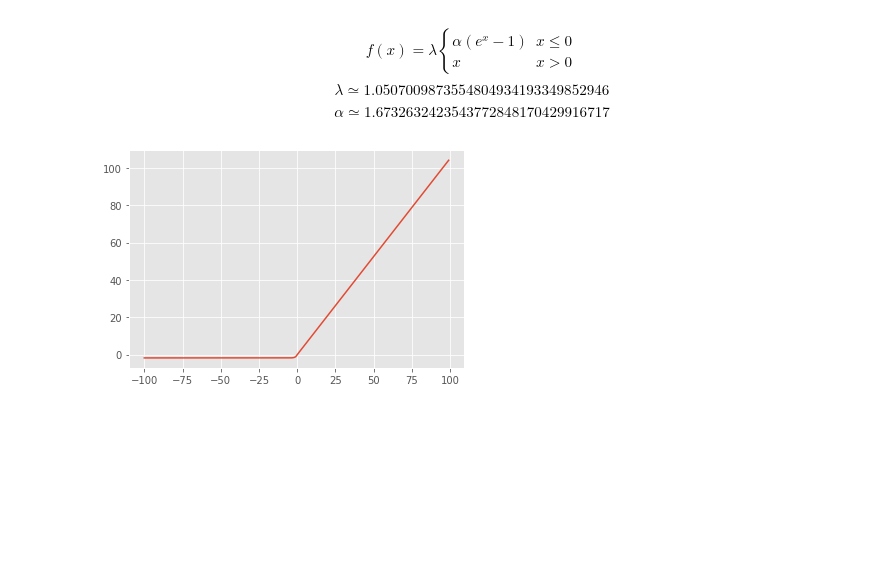
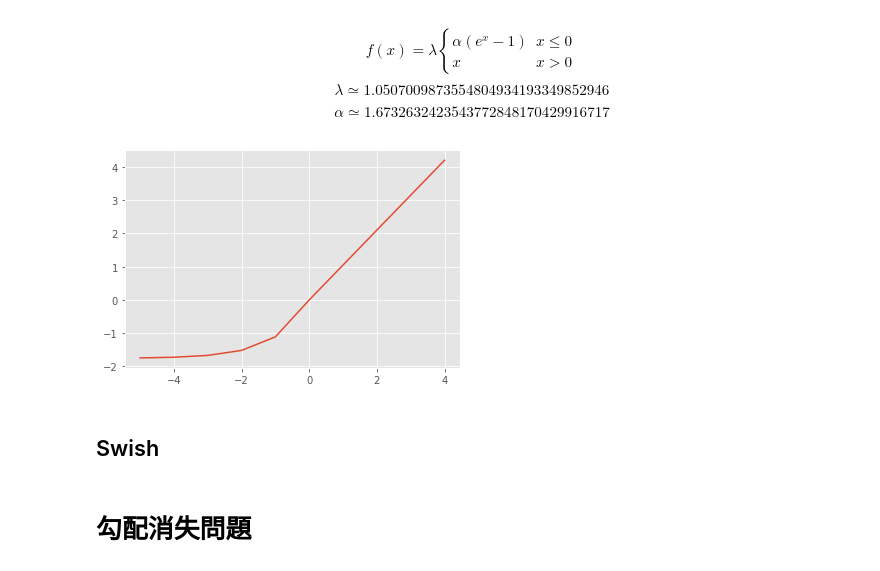
Before and after one commit to Strix9289/Introduction-of-Deep-Learning, a Jupyter notebook: Activation.ipynb, the cells around one changed output. Drawn from its saved outputs; the diff is of its cells as text; code cells hidden in the pictures; blank space fills up the shorter version.

```diff
--- a/Activation.ipynb
+++ b/Activation.ipynb
@@ -191,0 +230,8 @@ df
+# %%
+x = np.arange(-10,10,0.01)
+
+plt.plot(x, Leaky_ReLU(x), alpha=0.7)
+plt.plot(x, deriv_leaky_relu(x),alpha=0.7)
+plt.ylim([-0.5,1.5])
+plt.legend(["Leaky ReLU", "deriv_leaky_relu"])
+plt.show()
@@ -204,10 +256,14 @@ ALPHA = 1.6732632423543772848170429916717
 def selu(x, scale=SCALE, alpha=ALPHA):
   return scale * np.where(x > 0.0, x, alpha * (np.exp(x) - 1))
 # %%
-x = np.arange(-100,100,1)
+x = np.arange(-5,5,1)
 y = selu(x)
 
 plt.plot(x,y)
 plt.show()
 # %% [output]
-[figure, old version]
+[figure, new version]
+# %% [markdown]
+## Swish
+# %% [markdown]
+# 勾配消失問題
```
Also changed, not shown: parts of 36 cells of this notebook.
